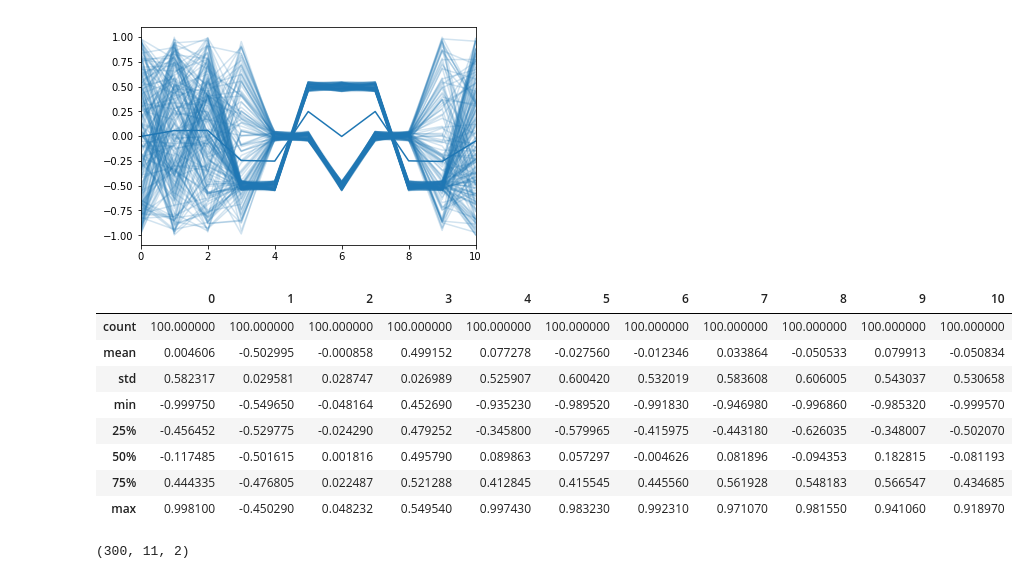
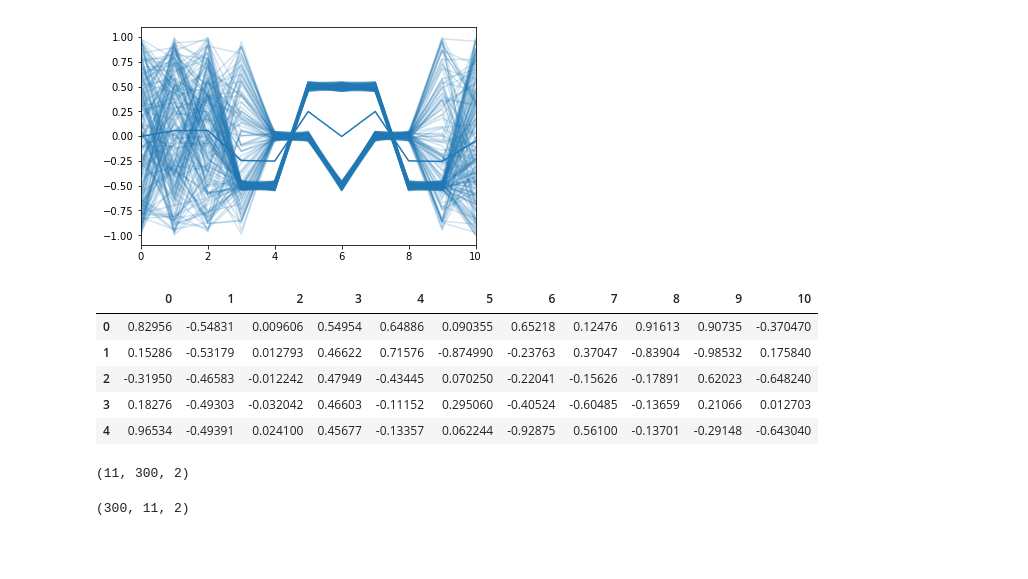
Before and after one commit to josechudev/GeneExpressionBiClustering, a Jupyter notebook: Notebooks/4.2 Three-dimensional STSSCAN.ipynb, the cells around one changed output. Drawn from its saved outputs; the diff is of its cells as text; code cells hidden in the pictures; blank space fills up the shorter version.

```diff
--- a/Notebooks/4.2 Three-dimensional STSSCAN.ipynb
+++ b/Notebooks/4.2 Three-dimensional STSSCAN.ipynb
@@ -38,4 +35,4 @@ three_dimensional_msr(np.array(test))
 # %%
 data = pd.read_csv('TestData/SimulatedDataCoherence/BiclusterABC_high.csv',header=None)
 # scaler = MinMaxScaler()
-scaler.fit(data)
+#scaler.fit(data)
@@ -47,17 +42,14 @@ sns.tsplot(np.array(data)[100:], err_style='unit_traces')
 <matplotlib.axes._subplots.AxesSubplot at 0x...>
 [figure]
 # %%
-data.describe()
+data.head()
 # %% [output]
 |  | 0 | 1 | 2 | 3 | 4 | 5 | 6 | 7 | 8 | 9 | 10 |
-| count | 100.000000 | 100.000000 | 100.000000 | 100.000000 | 100.000000 | 100.000000 | 100.000000 | 100.000000 | 100.000000 | 100.000000 | 100.000000 |
-| mean | 0.004606 | -0.502995 | -0.000858 | 0.499152 | 0.077278 | -0.027560 | -0.012346 | 0.033864 | -0.050533 | 0.079913 | -0.050834 |
-| std | 0.582317 | 0.029581 | 0.028747 | 0.026989 | 0.525907 | 0.600420 | 0.532019 | 0.583608 | 0.606005 | 0.543037 | 0.530658 |
-| min | -0.999750 | -0.549650 | -0.048164 | 0.452690 | -0.935230 | -0.989520 | -0.991830 | -0.946980 | -0.996860 | -0.985320 | -0.999570 |
-| 25% | -0.456452 | -0.529775 | -0.024290 | 0.479252 | -0.345800 | -0.579965 | -0.415975 | -0.443180 | -0.626035 | -0.348007 | -0.502070 |
-| 50% | -0.117485 | -0.501615 | 0.001816 | 0.495790 | 0.089863 | 0.057297 | -0.004626 | 0.081896 | -0.094353 | 0.182815 | -0.081193 |
-| 75% | 0.444335 | -0.476805 | 0.022487 | 0.521288 | 0.412845 | 0.415545 | 0.445560 | 0.561928 | 0.548183 | 0.566547 | 0.434685 |
-| max | 0.998100 | -0.450290 | 0.048232 | 0.549540 | 0.997430 | 0.983230 | 0.992310 | 0.971070 | 0.981550 | 0.941060 | 0.918970 |
+| 0 | 0.82956 | -0.54831 | 0.009606 | 0.54954 | 0.64886 | 0.090355 | 0.65218 | 0.12476 | 0.91613 | 0.90735 | -0.370470 |
+| 1 | 0.15286 | -0.53179 | 0.012793 | 0.46622 | 0.71576 | -0.874990 | -0.23763 | 0.37047 | -0.83904 | -0.98532 | 0.175840 |
+| 2 | -0.31950 | -0.46583 | -0.012242 | 0.47949 | -0.43445 | 0.070250 | -0.22041 | -0.15626 | -0.17891 | 0.62023 | -0.648240 |
+| 3 | 0.18276 | -0.49303 | -0.032042 | 0.46603 | -0.11152 | 0.295060 | -0.40524 | -0.60485 | -0.13659 | 0.21066 | 0.012703 |
+| 4 | 0.96534 | -0.49391 | 0.024100 | 0.45677 | -0.13357 | 0.062244 | -0.92875 | 0.56100 | -0.13701 | -0.29148 | -0.643040 |
 # %%
 trajectories = list()
 # %%
@@ -65,9 +57,14 @@ for col in data.columns:
     trajectories.append(np.dstack((data[col],data[col]))[0])
 # %%
 trajectories = np.transpose(trajectories,(1,0,2))
-trajectories.shape
-# %% [output]
-(300, 11, 2)
+# %%
+trajectories.transpose(1,0,2).shape
+# %% [output]
+(11, 300, 2)
+# %%
+trajectories.shape
+# %% [output]
+(300, 11, 2)
 # %%
 class Bicluster(object):
 
```
Also changed, not shown: parts of 13 cells of this notebook, 1 other file.
